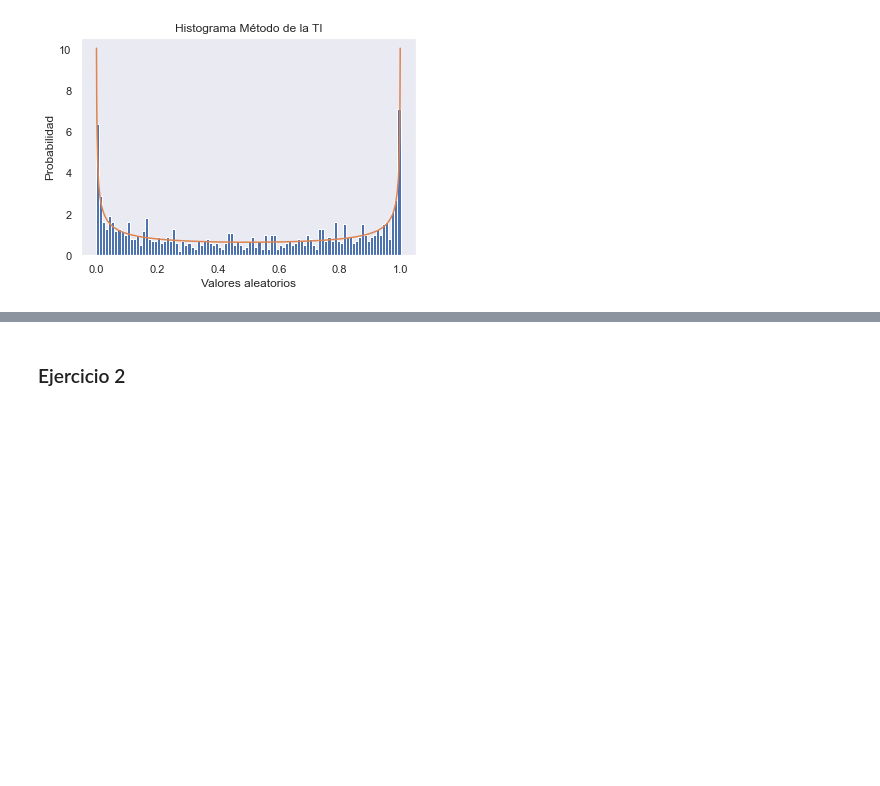
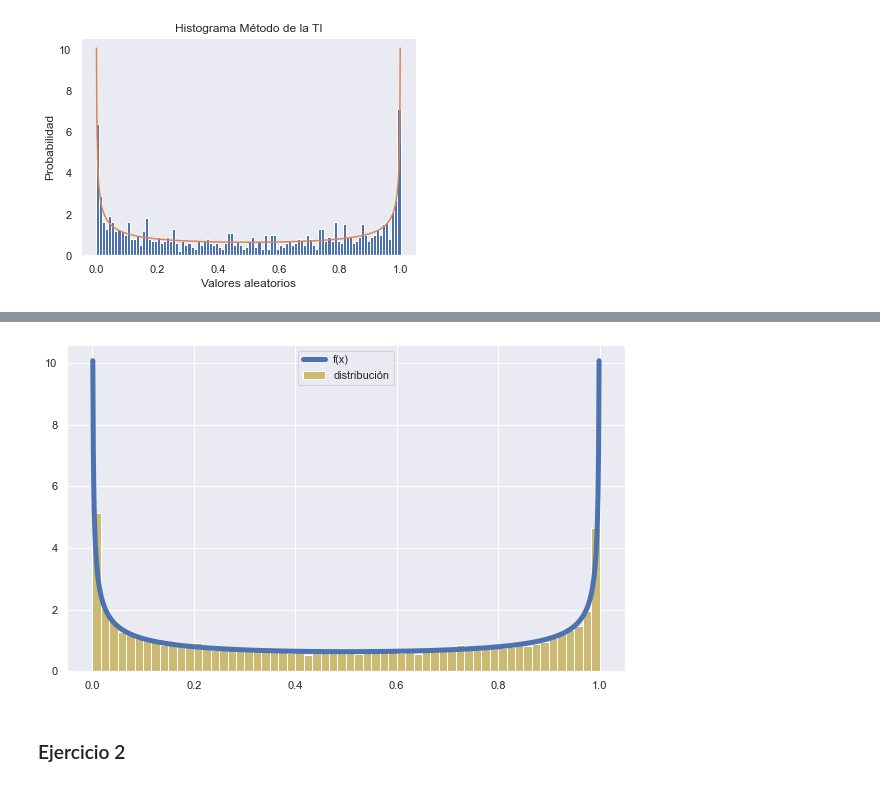
Before and after one commit to Carolina1002/ProyectoConjunto_CBarba_IArellano, a Jupyter notebook: Tarea5_CBarba_IArellano.ipynb, the cells around one changed output, grey strips where cells are left out. Cells and saved outputs as stored; diff of their text form; code cells hidden in the pictures; blank space fills up the shorter version.

```diff
--- a/Tarea5_CBarba_IArellano.ipynb
+++ b/Tarea5_CBarba_IArellano.ipynb
@@ -69,3 +75,17 @@ m_ti(f, f_inv, N)
+# %%
+# Valores aleatorios (Distribucción uniforme)
+n = 10000
+x = (np.sin((np.pi*np.random.rand(n))/2))**2
+#Gráfica en el rango de 0,1
+r = np.arange(0,1,0.001)
+fx = 1/(np.pi*np.sqrt(r)*np.sqrt(1-r))
+plt.figure(figsize=(10,6))
+plt.plot(r, fx, lw=5, label = 'f(x)')
+plt.hist(x,bins = 60, color="y", label="distribución", density = True,)
+plt.legend()
+plt.show()
+# %% [output]
+[figure, added]
 # %% [markdown]
 ### Ejercicio 2
 # %% [markdown]
```
Also changed, not shown: parts of 5 cells of this notebook.
